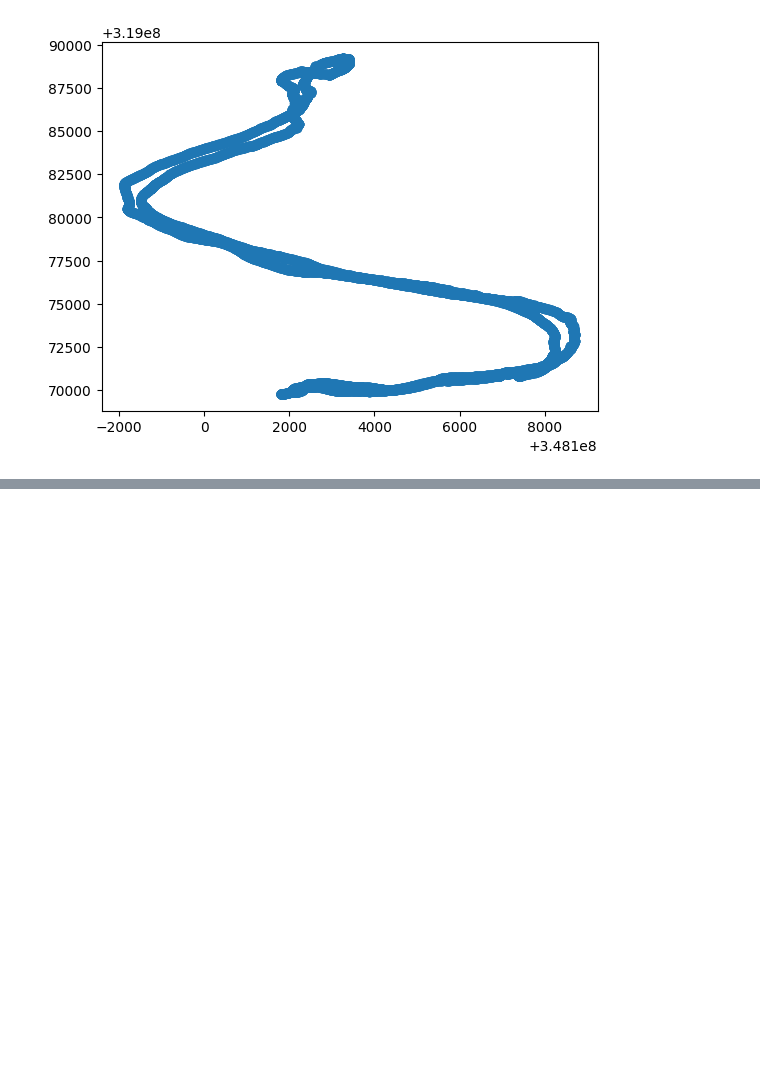
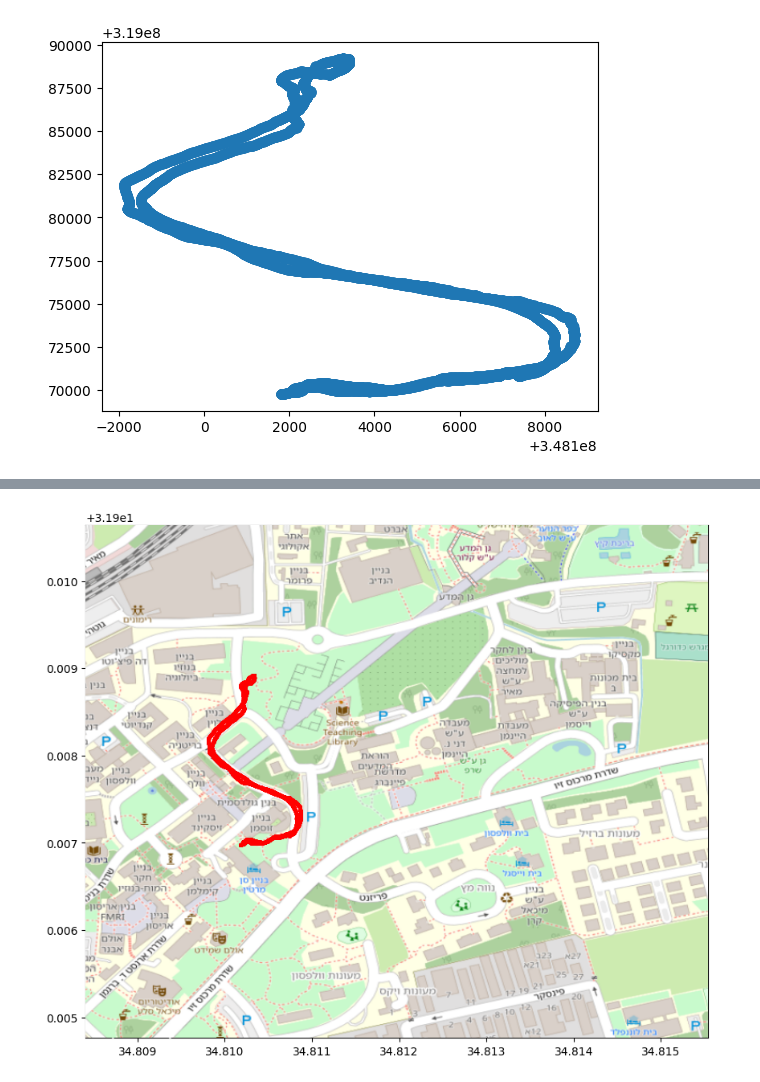
Before and after one commit to yarindiga/Expenses, a Jupyter notebook: Untitled0.ipynb, the cells around one changed output, grey strips where cells are left out. Drawn from its saved outputs; the diff is of its cells as text; code cells hidden in the pictures; blank space fills up the shorter version.

```diff
--- a/Untitled0.ipynb
+++ b/Untitled0.ipynb
@@ -204,0 +113,19 @@ plt.show()
+# %%
+import contextily as ctx
+
+# Read in the shapefile and create a GeoDataFrame
+israel = gpd.read_file('MAP7.shp')
+
+# Plot the map
+ax = israel.plot(color='white', edgecolor='black', figsize=(10, 10))
+
+# Add the basemap
+ctx.add_basemap(ax, crs=israel.crs.to_string(), source=ctx.providers.OpenStreetMap.Mapnik, zorder= 900)
+
+# Plot the points
+gdf.plot(ax=ax, color='red', markersize=5, zorder = 999)
+
+# Show the map
+plt.show()
+# %% [output]
+[figure, added]
```
Also changed, not shown: parts of 7 cells of this notebook.
